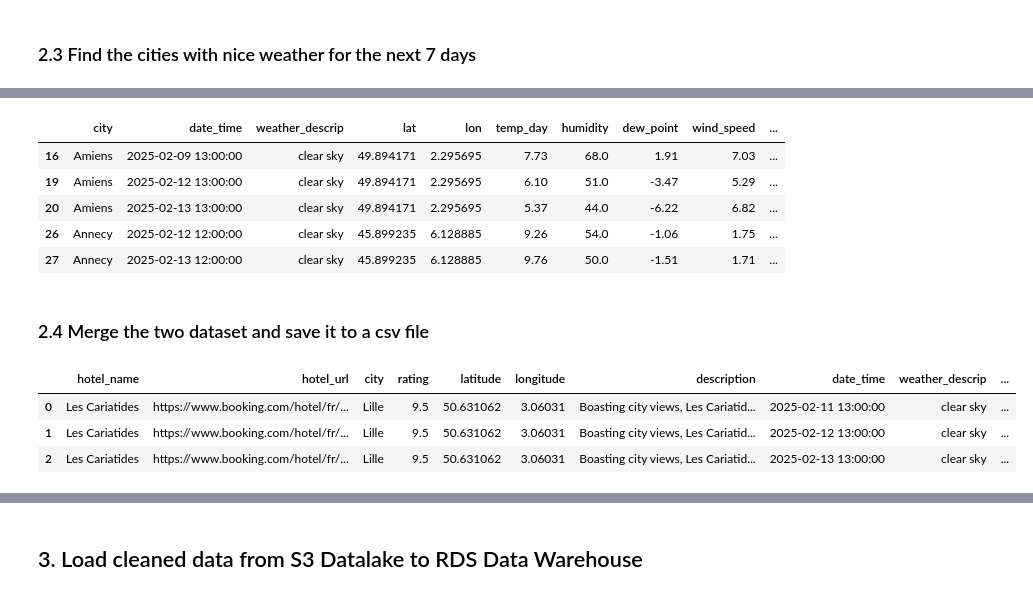
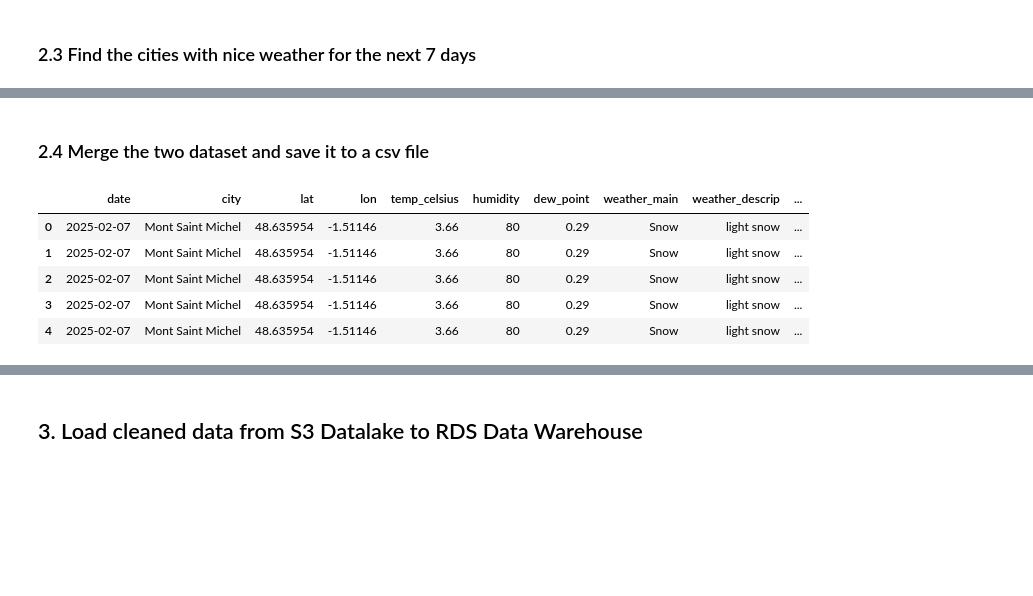
Before and after one commit to YnaPqt/data-management-kayak, a Jupyter notebook: kayak_project.ipynb, the cells around one changed output, grey strips where cells are left out. Drawn from its saved outputs; the diff is of its cells as text; code cells hidden in the pictures; blank space fills up the shorter version.

```diff
--- a/kayak_project.ipynb
+++ b/kayak_project.ipynb
@@ -220,8 +220,8 @@ df_weather = pd.DataFrame(weather_data)
 
 # Modify column headers
 df_weather =df_weather.rename(columns={
-    0:'num_day',1:'date_time',2:'city',3:'lat',4:'lon',5:'temp_celsius',
+    0:'num_day',1:'date',2:'city',3:'lat',4:'lon',5:'temp_celsius',
     6:'humidity',7:'dew_point',8:'weather_main',9:'weather_descrip',10:'clouds',11:'wind_speed',12:'pop'})
 
-df_weather.head(5)
+df_weather.head()
 # %% [output]
@@ -231,3 +231,7 @@ df_weather.head(5)
 | 2 | 3 | 1739102400 | Mont Saint Michel | 48.635954 | -1.51146 | 9.19 | 76 | 5.07 | Clouds | ... |
 | 3 | 4 | 1739188800 | Mont Saint Michel | 48.635954 | -1.51146 | 4.35 | 69 | -0.96 | Rain | ... |
 | 4 | 5 | 1739275200 | Mont Saint Michel | 48.635954 | -1.51146 | 6.03 | 77 | 2.17 | Clouds | ... |
+# %%
+# Convert format timestamp to datetime
+df_weather['date'] = df_weather['date'].map(datetime.date.fromtimestamp)
+df_weather.head()
@@ -282,5 +269,2 @@ df_weather.head(1)
-# %%
-# Convert format timestamp to datetime
-df_weather['date_time'] = df_weather['date_time'].map(datetime.datetime.fromtimestamp)
 # %% [markdown]
 ### 2.3 Find the cities with nice weather for the next 7 days
@@ -312,21 +271,14 @@ df_weather_avg.head(8)
-# %%
- # Now let's check which cities will have clear sky as a nice weather
-data_weather = df_weather_avg [df_weather_avg.weather_descrip=='clear sky']
-data_weather.head()
-# %% [output]
-|  | city | date_time | weather_descrip | lat | lon | temp_day | humidity | dew_point | wind_speed | ... |
-| 16 | Amiens | 2025-02-09 13:00:00 | clear sky | 49.894171 | 2.295695 | 7.73 | 68.0 | 1.91 | 7.03 | ... |
-| 19 | Amiens | 2025-02-12 13:00:00 | clear sky | 49.894171 | 2.295695 | 6.10 | 51.0 | -3.47 | 5.29 | ... |
-| 20 | Amiens | 2025-02-13 13:00:00 | clear sky | 49.894171 | 2.295695 | 5.37 | 44.0 | -6.22 | 6.82 | ... |
-| 26 | Annecy | 2025-02-12 12:00:00 | clear sky | 45.899235 | 6.128885 | 9.26 | 54.0 | -1.06 | 1.75 | ... |
-| 27 | Annecy | 2025-02-13 12:00:00 | clear sky | 45.899235 | 6.128885 | 9.76 | 50.0 | -1.51 | 1.71 | ... |
 # %% [markdown]
 ### 2.4  Merge the two dataset  and save it to a csv file
 # %%
-data = df_hotel.merge(data_weather, how="left",on='city')
-data.head(3)
+data = df_weather.merge(df_hotel, how="left",on='city')
+# Drop unncessary columns
+df_data = data.drop(data.columns[[0,16,17]], axis=1)
+df_data.head()
 # %% [output]
-|  | hotel_name | hotel_url | city | rating | latitude | longitude | description | date_time | weather_descrip | ... |
-| 0 | Les Cariatides | https://www.booking.com/hotel/fr/... | Lille | 9.5 | 50.631062 | 3.06031 | Boasting city views, Les Cariatid... | 2025-02-11 13:00:00 | clear sky | ... |
-| 1 | Les Cariatides | https://www.booking.com/hotel/fr/... | Lille | 9.5 | 50.631062 | 3.06031 | Boasting city views, Les Cariatid... | 2025-02-12 13:00:00 | clear sky | ... |
-| 2 | Les Cariatides | https://www.booking.com/hotel/fr/... | Lille | 9.5 | 50.631062 | 3.06031 | Boasting city views, Les Cariatid... | 2025-02-13 13:00:00 | clear sky | ... |
+|  | date | city | lat | lon | temp_celsius | humidity | dew_point | weather_main | weather_descrip | ... |
+| 0 | 2025-02-07 | Mont Saint Michel | 48.635954 | -1.51146 | 3.66 | 80 | 0.29 | Snow | light snow | ... |
+| 1 | 2025-02-07 | Mont Saint Michel | 48.635954 | -1.51146 | 3.66 | 80 | 0.29 | Snow | light snow | ... |
+| 2 | 2025-02-07 | Mont Saint Michel | 48.635954 | -1.51146 | 3.66 | 80 | 0.29 | Snow | light snow | ... |
+| 3 | 2025-02-07 | Mont Saint Michel | 48.635954 | -1.51146 | 3.66 | 80 | 0.29 | Snow | light snow | ... |
+| 4 | 2025-02-07 | Mont Saint Michel | 48.635954 | -1.51146 | 3.66 | 80 | 0.29 | Snow | light snow | ... |
```
Also changed, not shown: parts of 25 cells of this notebook, 1 other file.
